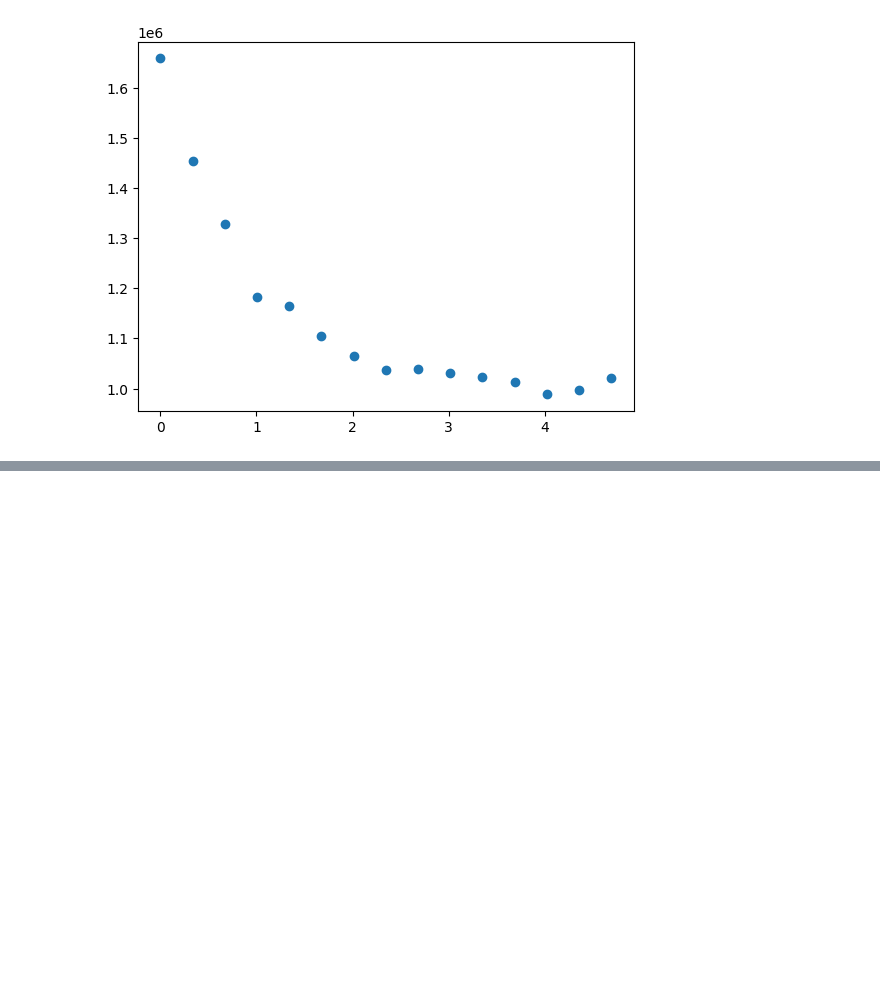
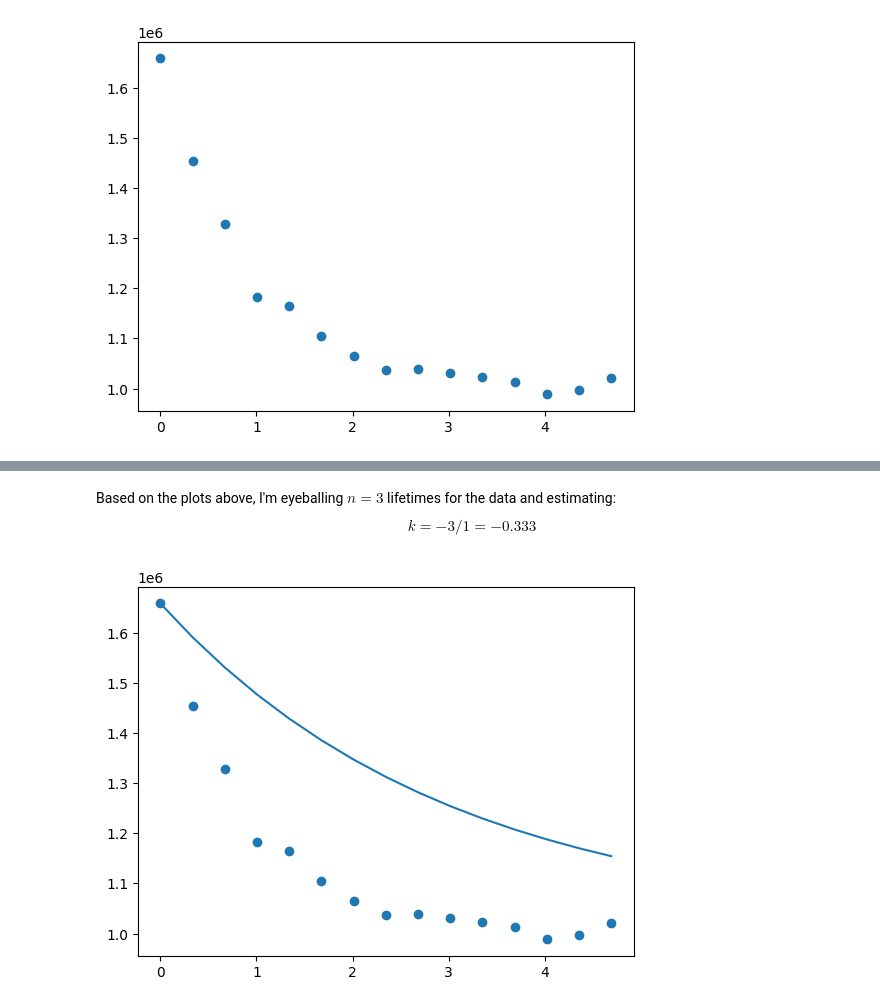
Before and after one commit to dmmorganphd/intro_curve_fitting_python, a Jupyter notebook: exponential_solutions.ipynb, the cells around one changed output, grey strips where cells are left out. Saved outputs shown, nothing was run; the diff lists cells and outputs as text; code cells hidden in the pictures; blank space fills up the shorter version.

```diff
--- a/exponential_solutions.ipynb
+++ b/exponential_solutions.ipynb
@@ -59,0 +130,13 @@ Attempt the curve fit
+# %% [markdown]
+Based on the plots above, I'm eyeballing $n=3$ lifetimes for the data and estimating:
+$$k=-3/1=-0.333$$
+# %%
+k=-1/3
+# initial values of parameters
+p = np.array([a,k,c])
+
+plt.plot(x, genexpfunc(x, *p))
+plt.scatter(x,y)
+plt.show()
+# %% [output]
+[figure, added]
```
Also changed, not shown: parts of 37 cells of this notebook, 17 other files.
